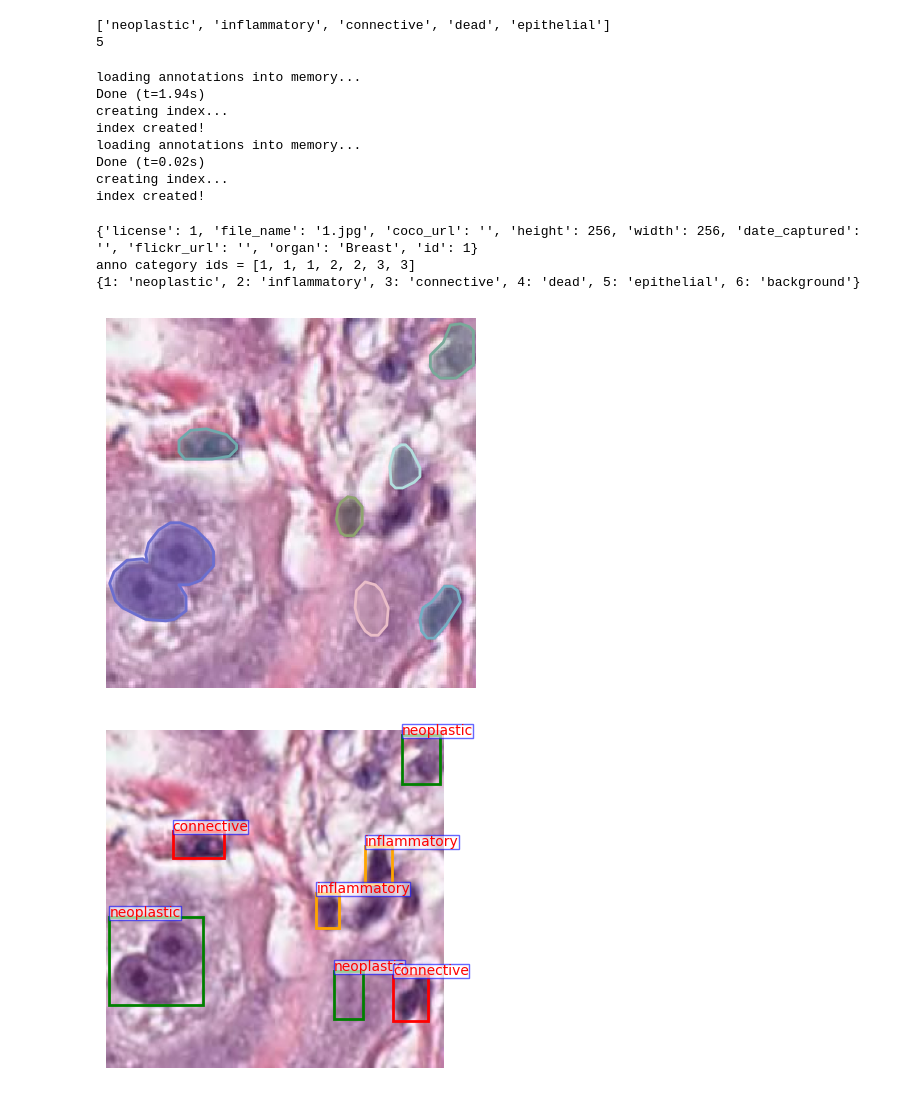
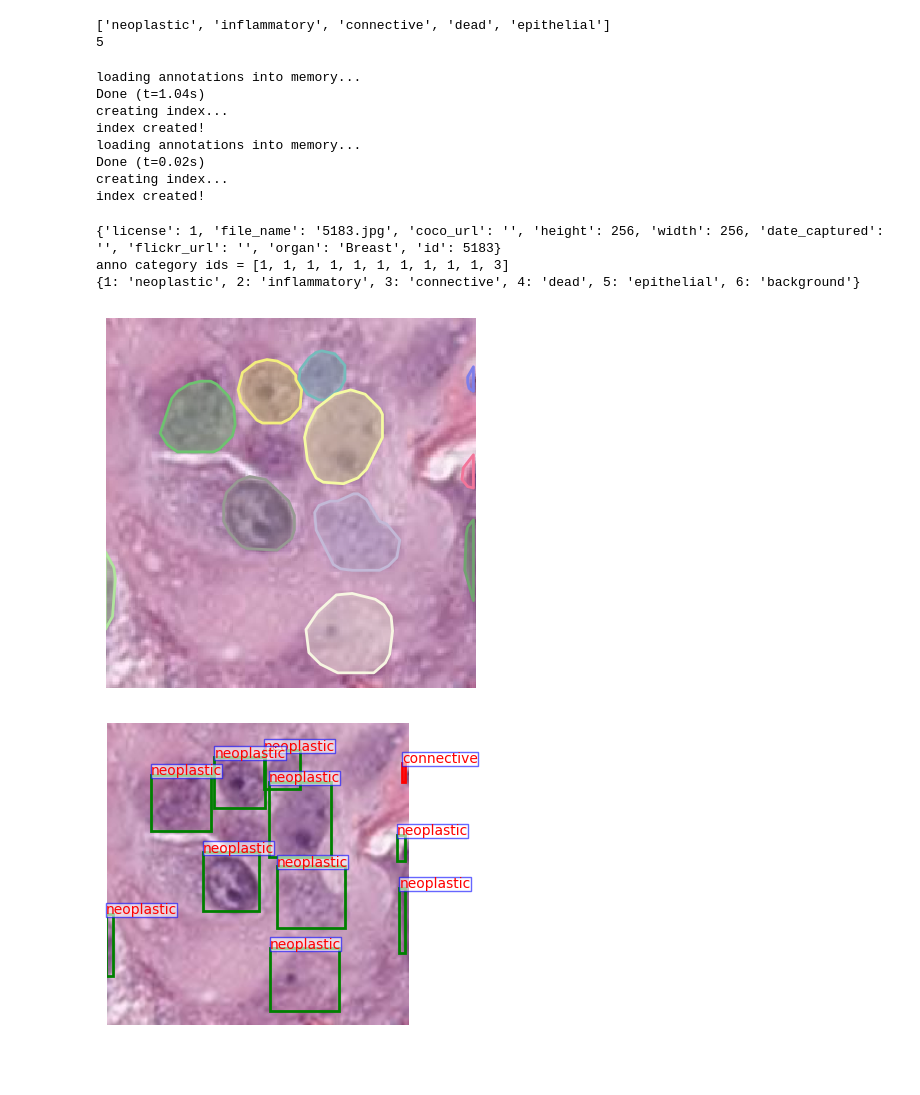
Before and after one commit to thnguyn2/betrayed-by-captions, a Jupyter notebook: notebooks/inference_panuke.ipynb, the cells around one changed output. Drawn from its saved outputs; the diff is of its cells as text; code cells hidden in the pictures; blank space fills up the shorter version.

```diff
--- a/notebooks/inference_panuke.ipynb
+++ b/notebooks/inference_panuke.ipynb
@@ -46,16 +46,16 @@ model.CLASSES = CLASSES
 ['neoplastic', 'inflammatory', 'connective', 'dead', 'epithelial']
 5
 # %%
-val_coco = COCO("/jupyter-users-home/tan-2enguyen/datasets/pathology/anno_caption_merged/annotations_region_only/train_instances.json")
-coco_captions = COCO('/jupyter-users-home/tan-2enguyen/datasets/pathology/anno_caption_merged/annotations_region_only/train_captions.json')
+val_coco = COCO("/jupyter-users-home/tan-2enguyen/datasets/pathology/anno_caption_merged/annotations_region_only/val_instances.json")
+coco_captions = COCO('/jupyter-users-home/tan-2enguyen/datasets/pathology/anno_caption_merged/annotations_region_only/val_captions.json')
 
 img_dir = "/jupyter-users-home/tan-2enguyen/datasets/pathology/anno_caption_merged/images"
-image_id = 1
+image_id = 5183
 
 img = val_coco.imgs[image_id]
 # %% [output]
 loading annotations into memory...
-Done (t=1.94s)
+Done (t=1.04s)
 creating index...
 index created!
 loading annotations into memory...
@@ -83,33 +83,33 @@ plt.axis(False)
 print(f"anno category ids = {[x['category_id'] for x in anns]}")
 print(cat_by_id)
 # %% [output]
-{'license': 1, 'file_name': '1.jpg', 'coco_url': '', 'height': 256, 'width': 256, 'date_captured': '', 'flickr_url': '', 'organ': 'Breast', 'id': 1}
-anno category ids = [1, 1, 1, 2, 2, 3, 3]
+{'license': 1, 'file_name': '5183.jpg', 'coco_url': '', 'height': 256, 'width': 256, 'date_captured': '', 'flickr_url': '', 'organ': 'Breast', 'id': 5183}
+anno category ids = [1, 1, 1, 1, 1, 1, 1, 1, 1, 1, 3]
 {1: 'neoplastic', 2: 'inflammatory', 3: 'connective', 4: 'dead', 5: 'epithelial', 6: 'background'}
-[figure, old version]
+[figure, new version]
 # %%
 # define a list of colors for drawing bounding boxes
-color_list = ["blue", "green", "orange", "red", "orange", "yellow", "black", "pink", "magenta", "aqua"]*10
+color_list = ["blue", "green", "orange", "red", "blue", "yellow", "black", "pink", "magenta", "aqua"]*10
 
 fig, ax = plt.subplots(nrows=1, ncols=1, figsize=(4,4))
 for ann in anns:
     bbox = ann['bbox']
     x, y, w, h = [int(b) for b in bbox]
     class_id = ann["category_id"]
     class_name = val_coco.loadCats(class_id)[0]["name"]
     color_ = color_list[class_id]
     rect = plt.Rectangle((x, y), w, h, linewidth=2, edgecolor=color_, facecolor='none')
     t_box=ax.text(x, y, class_name,  color='red', fontsize=10)
     t_box.set_bbox(dict(boxstyle='square, pad=0',facecolor='white', alpha=0.6, edgecolor='blue'))
     ax.add_patch(rect)
 
 ax.axis('off')
 ax.imshow(image)
 #ax[0,0].set_xlabel('Longitude')
 plt.tight_layout()
 plt.show()
 # %% [output]
-[figure, old version]
+[figure, new version]
 # %%
 # Predict segmentation results, as well as image captions
 result = inference_detector(model, image, with_caption=True, logging=True)[0]
```
Also changed, not shown: parts of 6 cells of this notebook, 3 other files.
